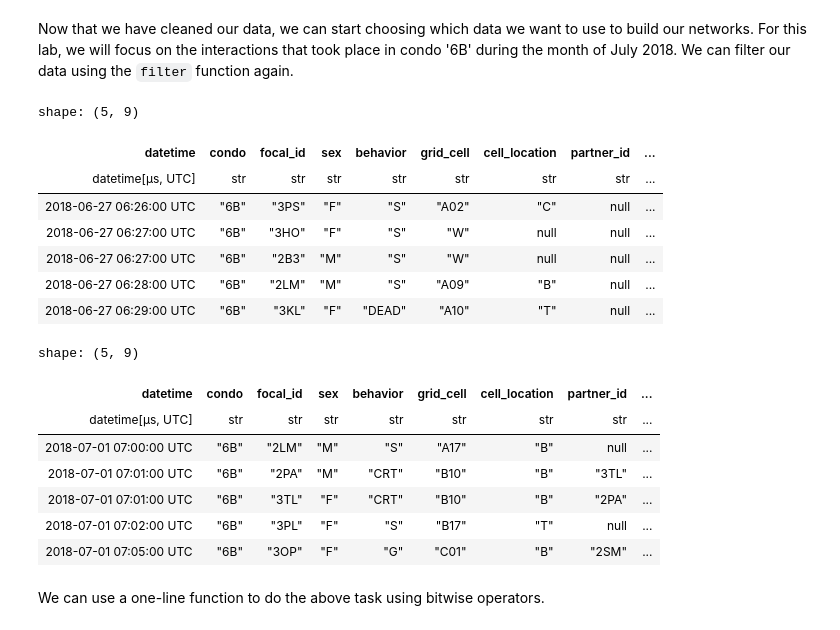
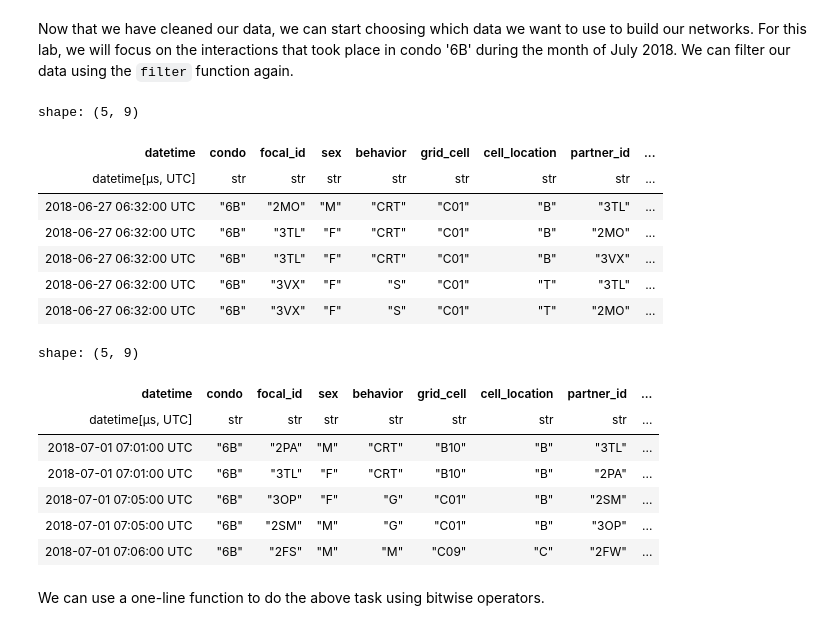
Before and after one commit to pmehta17/bio4559, a Jupyter notebook: lab2/lab2.ipynb, the cells around one changed output. Saved outputs shown, nothing was run; the diff lists cells and outputs as text; code cells hidden in the pictures.

```diff
--- a/lab2/lab2.ipynb
+++ b/lab2/lab2.ipynb
@@ -123,11 +156,16 @@ Bitwise operators are used to combine multiple boolean expressions. The most com
 * | (or): Returns True if either expression is True
 * ~ (not): Returns True if the expression is False
 # %%
-unknown_ids = ["UK", "UKM", "UKF"]
+bad_values = ['UK', 'UKM', 'UKF'] # [Unknown, Unknown Males, Unknown Females]
 
-df_filtered = df.filter(
-    (pl.col("focal_id").is_in(unknown_ids)) | (pl.col("partner_id").is_in(unknown_ids))
+
+# creates new df with rows that match filter conditions
+df = df.filter(
+    (~pl.col("focal_id").is_in(bad_values)) &
+    (~pl.col("partner_id").is_in(bad_values))
 )
+
+## Keep entries where focal id and partner id BOTH are NOT bad values
 # %% [markdown]
 Now that we have cleaned our data, we can start choosing which data we want to use to build our networks. For this lab, we will focus on the interactions that took place in condo '6B' during the month of July 2018. We can filter our data using the `filter` function again.
 # %%
@@ -136,29 +174,29 @@ df.head()
 shape: (5, 9)
 | datetime | condo | focal_id | sex | behavior | grid_cell | cell_location | partner_id | ... |
 | datetime[μs, UTC] | str | str | str | str | str | str | str | ... |
-| 2018-06-27 06:26:00 UTC | "6B" | "3PS" | "F" | "S" | "A02" | "C" | null | ... |
-| 2018-06-27 06:27:00 UTC | "6B" | "3HO" | "F" | "S" | "W" | null | null | ... |
-| 2018-06-27 06:27:00 UTC | "6B" | "2B3" | "M" | "S" | "W" | null | null | ... |
-| 2018-06-27 06:28:00 UTC | "6B" | "2LM" | "M" | "S" | "A09" | "B" | null | ... |
-| 2018-06-27 06:29:00 UTC | "6B" | "3KL" | "F" | "DEAD" | "A10" | "T" | null | ... |
+| 2018-06-27 06:32:00 UTC | "6B" | "2MO" | "M" | "CRT" | "C01" | "B" | "3TL" | ... |
+| 2018-06-27 06:32:00 UTC | "6B" | "3TL" | "F" | "CRT" | "C01" | "B" | "2MO" | ... |
+| 2018-06-27 06:32:00 UTC | "6B" | "3TL" | "F" | "CRT" | "C01" | "B" | "3VX" | ... |
+| 2018-06-27 06:32:00 UTC | "6B" | "3VX" | "F" | "S" | "C01" | "T" | "3TL" | ... |
+| 2018-06-27 06:32:00 UTC | "6B" | "3VX" | "F" | "S" | "C01" | "T" | "2MO" | ... |
 # %%
-df_filtered = df.filter(
+df_6B_July_2018 = df.filter(
     (pl.col("condo") == "6B") &
     (pl.col("datetime").dt.year() == 2018) &
     (pl.col("datetime").dt.month() == 7)
 )
 
 
-df_filtered.head()
+df_6B_July_2018.head()
 # %% [output]
 shape: (5, 9)
 | datetime | condo | focal_id | sex | behavior | grid_cell | cell_location | partner_id | ... |
 | datetime[μs, UTC] | str | str | str | str | str | str | str | ... |
-| 2018-07-01 07:00:00 UTC | "6B" | "2LM" | "M" | "S" | "A17" | "B" | null | ... |
 | 2018-07-01 07:01:00 UTC | "6B" | "2PA" | "M" | "CRT" | "B10" | "B" | "3TL" | ... |
 | 2018-07-01 07:01:00 UTC | "6B" | "3TL" | "F" | "CRT" | "B10" | "B" | "2PA" | ... |
-| 2018-07-01 07:02:00 UTC | "6B" | "3PL" | "F" | "S" | "B17" | "T" | null | ... |
 | 2018-07-01 07:05:00 UTC | "6B" | "3OP" | "F" | "G" | "C01" | "B" | "2SM" | ... |
+| 2018-07-01 07:05:00 UTC | "6B" | "2SM" | "M" | "G" | "C01" | "B" | "3OP" | ... |
+| 2018-07-01 07:06:00 UTC | "6B" | "2FS" | "M" | "M" | "C09" | "C" | "2FW" | ... |
 # %% [markdown]
 We can use a one-line function to do the above task using bitwise operators.
 # %%
```
Also changed, not shown: parts of 28 cells of this notebook.
